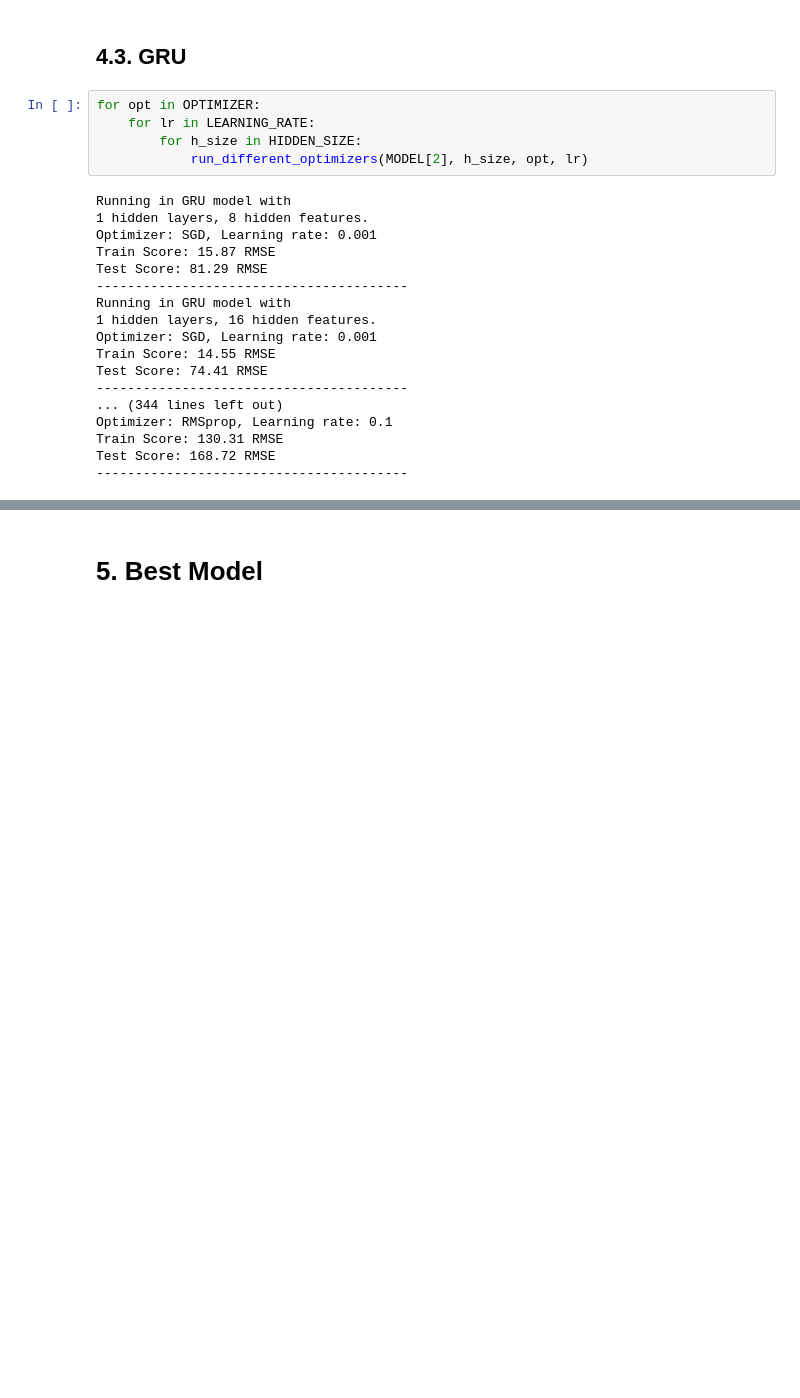
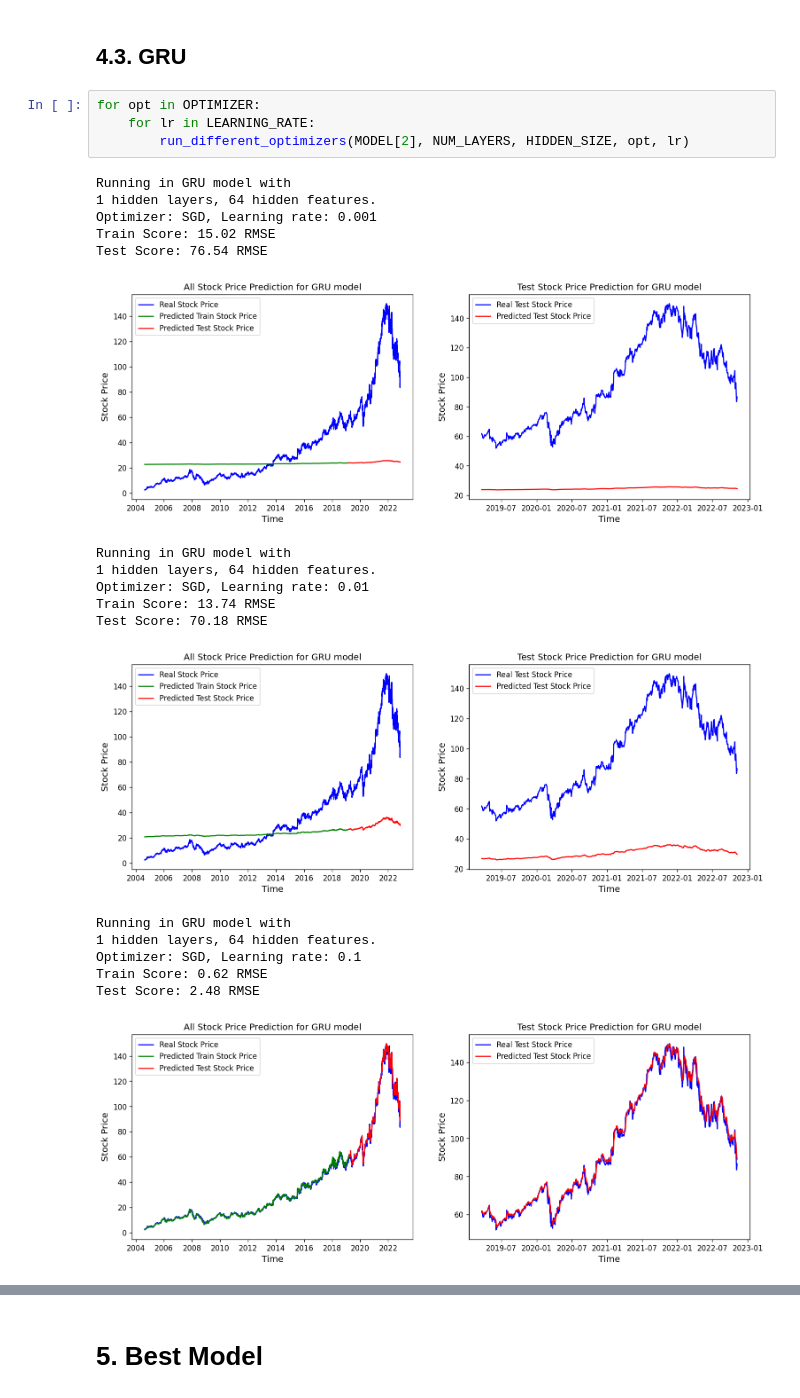
Before and after one commit to immaxyy/dlf_assignment3, a Jupyter notebook: DLF_Assignment3.ipynb, the cells around one changed output, grey strips where cells are left out. Cells and saved outputs as stored; diff of their text form; blank space fills up the shorter version.

```diff
--- a/DLF_Assignment3.ipynb
+++ b/DLF_Assignment3.ipynb
@@ -497,23 +556,23 @@ Test Score: 78.37 RMSE
 # %%
 for opt in OPTIMIZER:
     for lr in LEARNING_RATE:
-        for h_size in HIDDEN_SIZE:
-            run_different_optimizers(MODEL[2], h_size, opt, lr)
+        run_different_optimizers(MODEL[2], NUM_LAYERS, HIDDEN_SIZE, opt, lr)
 # %% [output]
 Running in GRU model with
-1 hidden layers, 8 hidden features.
+1 hidden layers, 64 hidden features.
 Optimizer: SGD, Learning rate: 0.001
-Train Score: 15.87 RMSE
-Test Score: 81.29 RMSE
-----------------------------------------
-Running in GRU model with
-1 hidden layers, 16 hidden features.
-Optimizer: SGD, Learning rate: 0.001
-Train Score: 14.55 RMSE
-Test Score: 74.41 RMSE
-----------------------------------------
-... (344 lines left out)
-Optimizer: RMSprop, Learning rate: 0.1
-Train Score: 130.31 RMSE
-Test Score: 168.72 RMSE
-----------------------------------------
+Train Score: 15.02 RMSE
+Test Score: 76.54 RMSE
+[figure, added]
+Running in GRU model with
+1 hidden layers, 64 hidden features.
+Optimizer: SGD, Learning rate: 0.01
+Train Score: 13.74 RMSE
+Test Score: 70.18 RMSE
+[figure, added]
+Running in GRU model with
+1 hidden layers, 64 hidden features.
+Optimizer: SGD, Learning rate: 0.1
+Train Score: 0.62 RMSE
+Test Score: 2.48 RMSE
+[figure, added]
```
Also changed, not shown: parts of 14 cells of this notebook.
